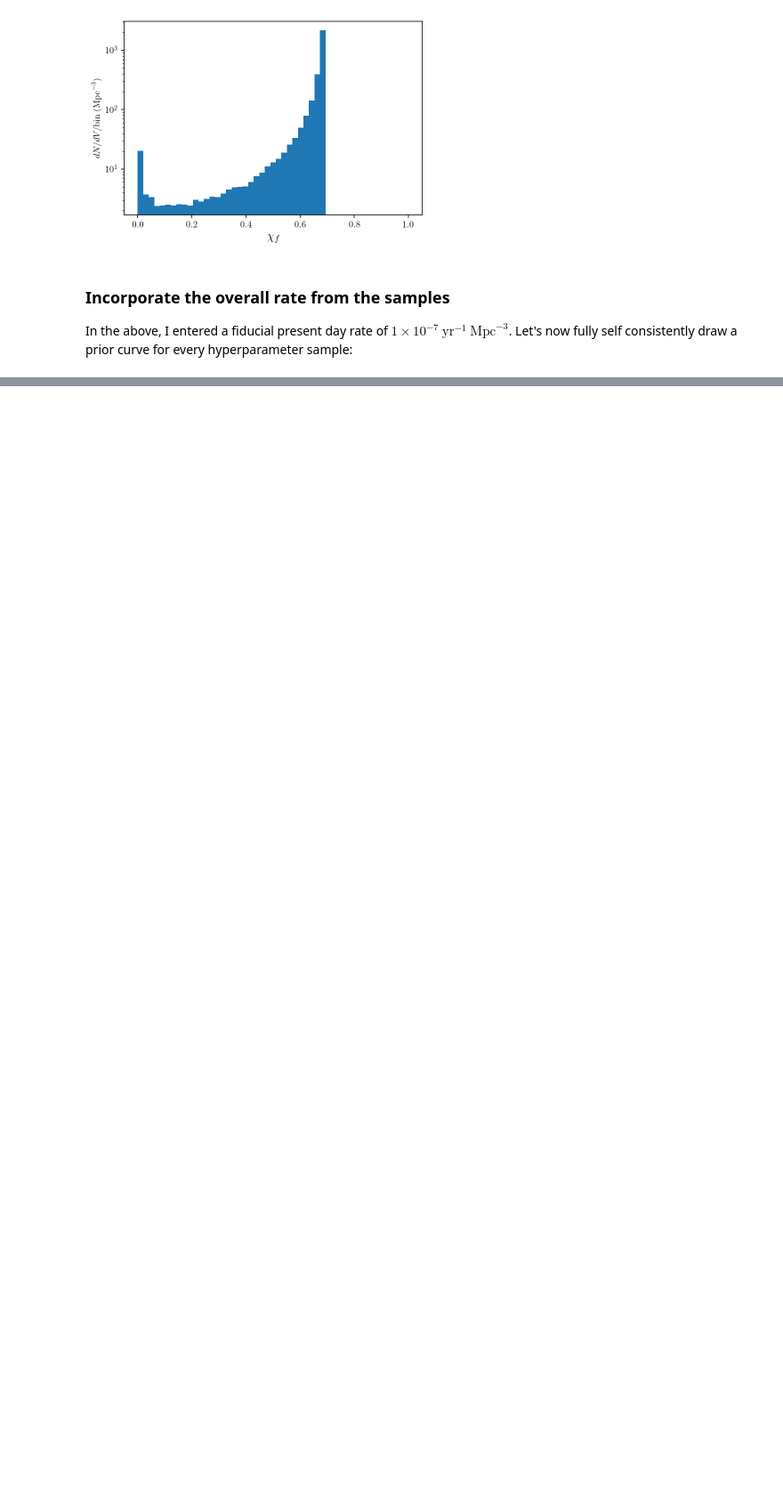
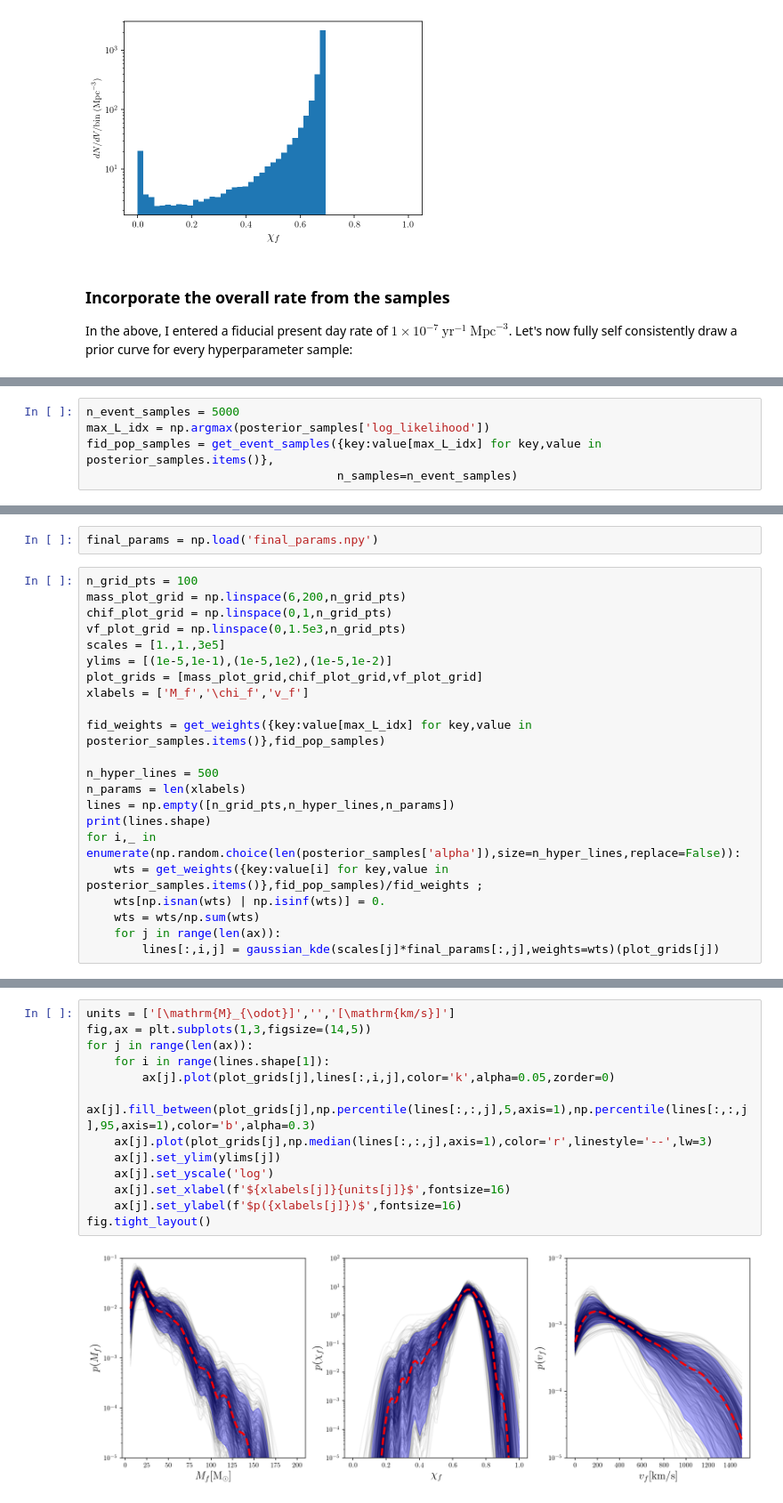
Before and after one commit to zodoctor/final_state_population, a Jupyter notebook: Final_State_Population.ipynb, the cells around one changed output, grey strips where cells are left out. Shown at 89% size. Drawn from its saved outputs; the diff is of its cells as text; blank space fills up the shorter version.

```diff
--- a/Final_State_Population.ipynb
+++ b/Final_State_Population.ipynb
@@ -291,0 +546,5 @@ Text(0, 0.5, '$\\frac{dN}{d\\chi_f dV} (\\textrm{Mpc}^{-3})$')
+# %%
+n_event_samples = 5000
+max_L_idx = np.argmax(posterior_samples['log_likelihood'])
+fid_pop_samples = get_event_samples({key:value[max_L_idx] for key,value in posterior_samples.items()},
+                                    n_samples=n_event_samples)
@@ -291,0 +569,24 @@ Text(0, 0.5, '$\\frac{dN}{d\\chi_f dV} (\\textrm{Mpc}^{-3})$')
+# %%
+final_params = np.load('final_params.npy')
+# %%
+n_grid_pts = 100
+mass_plot_grid = np.linspace(6,200,n_grid_pts)
+chif_plot_grid = np.linspace(0,1,n_grid_pts)
+vf_plot_grid = np.linspace(0,1.5e3,n_grid_pts)
+scales = [1.,1.,3e5]
+ylims = [(1e-5,1e-1),(1e-5,1e2),(1e-5,1e-2)]
+plot_grids = [mass_plot_grid,chif_plot_grid,vf_plot_grid]
+xlabels = ['M_f','\chi_f','v_f']
+
+fid_weights = get_weights({key:value[max_L_idx] for key,value in posterior_samples.items()},fid_pop_samples)
+
+n_hyper_lines = 500
+n_params = len(xlabels)
+lines = np.empty([n_grid_pts,n_hyper_lines,n_params])
+print(lines.shape)
+for i,_ in enumerate(np.random.choice(len(posterior_samples['alpha']),size=n_hyper_lines,replace=False)):
+    wts = get_weights({key:value[i] for key,value in posterior_samples.items()},fid_pop_samples)/fid_weights ;
+    wts[np.isnan(wts) | np.isinf(wts)] = 0.
+    wts = wts/np.sum(wts)
+    for j in range(len(ax)):
+        lines[:,i,j] = gaussian_kde(scales[j]*final_params[:,j],weights=wts)(plot_grids[j])
@@ -291,0 +595,15 @@ Text(0, 0.5, '$\\frac{dN}{d\\chi_f dV} (\\textrm{Mpc}^{-3})$')
+# %%
+units = ['[\mathrm{M}_{\odot}]','','[\mathrm{km/s}]']
+fig,ax = plt.subplots(1,3,figsize=(14,5))
+for j in range(len(ax)):
+    for i in range(lines.shape[1]):
+        ax[j].plot(plot_grids[j],lines[:,i,j],color='k',alpha=0.05,zorder=0)
+    ax[j].fill_between(plot_grids[j],np.percentile(lines[:,:,j],5,axis=1),np.percentile(lines[:,:,j],95,axis=1),color='b',alpha=0.3)
+    ax[j].plot(plot_grids[j],np.median(lines[:,:,j],axis=1),color='r',linestyle='--',lw=3)
+    ax[j].set_ylim(ylims[j])
+    ax[j].set_yscale('log')
+    ax[j].set_xlabel(f'${xlabels[j]}{units[j]}$',fontsize=16)
+    ax[j].set_ylabel(f'$p({xlabels[j]})$',fontsize=16)
+fig.tight_layout()
+# %% [output]
+[figure, added]
```
Also changed, not shown: parts of 25 cells of this notebook, 1 other file.
